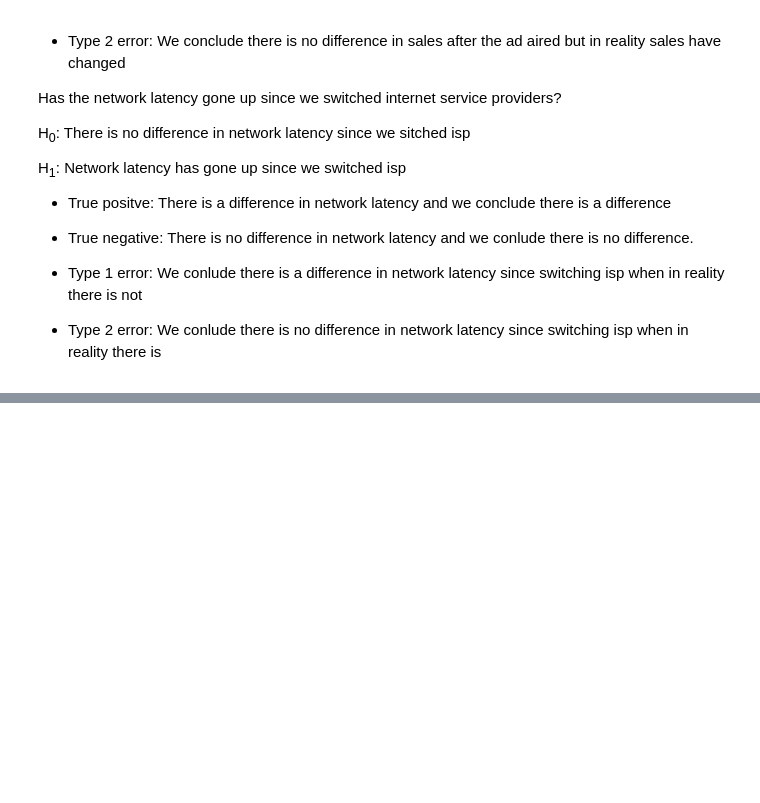
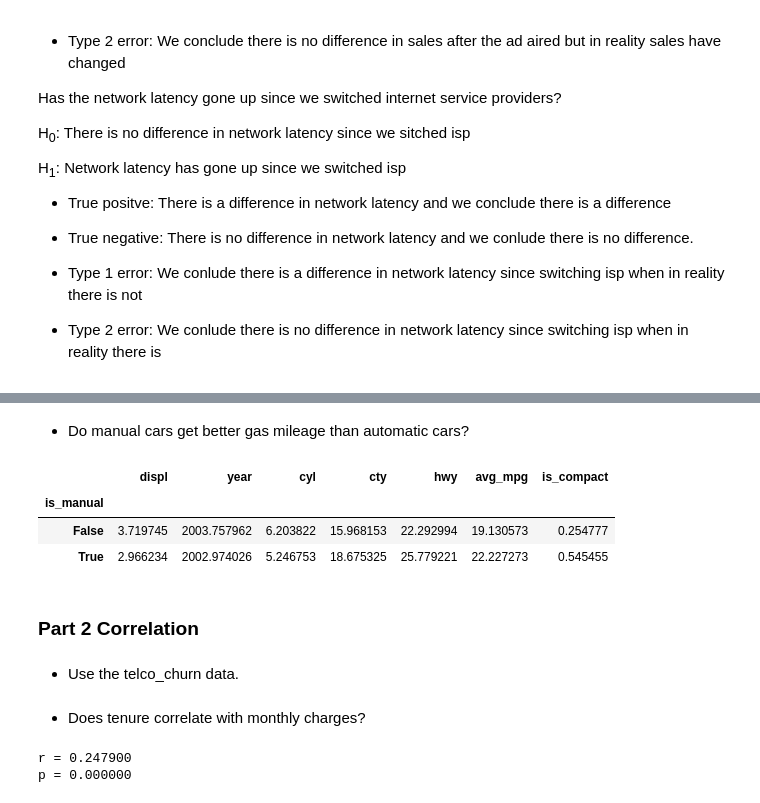
Before and after one commit to davidtenorio1/statistics-exercises, a Jupyter notebook: hypothesis_testing.ipynb, the cells around one changed output, grey strips where cells are left out. Drawn from its saved outputs; the diff is of its cells as text; code cells hidden in the pictures; blank space fills up the shorter version.

```diff
--- a/hypothesis_testing.ipynb
+++ b/hypothesis_testing.ipynb
@@ -55,0 +108,19 @@ H<sub>1</sub>: Network latency has gone up since we switched isp
+# %% [markdown]
+- Do manual cars get better gas mileage than automatic cars?
+# %%
+mpg['avg_mpg'] = (mpg.cty + mpg.hwy) / 2
+mpg['is_manual'] = mpg['trans'].str.contains("manual")
+manual = mpg[mpg.is_manual == True].avg_mpg
+auto = mpg[mpg.is_manual == False].avg_mpg
+stats.ttest_ind(manual, auto)
+mpg.groupby(['is_manual']).mean().sort_values('avg_mpg')
+# Yes, manual cars have better overall gas mileage than city cars
+# %% [output]
+|  | displ | year | cyl | cty | hwy | avg_mpg | is_compact |
+| is_manual |  |  |  |  |  |  |  |
+| False | 3.719745 | 2003.757962 | 6.203822 | 15.968153 | 22.292994 | 19.130573 | 0.254777 |
+| True | 2.966234 | 2002.974026 | 5.246753 | 18.675325 | 25.779221 | 22.227273 | 0.545455 |
+# %% [markdown]
+### Part 2 Correlation
+# %% [markdown]
+- Use the telco_churn data.
@@ -55,0 +134,10 @@ H<sub>1</sub>: Network latency has gone up since we switched isp
+# %% [markdown]
+- Does tenure correlate with monthly charges?
+# %%
+r,p = stats.pearsonr(df.tenure, df.monthly_charges)
+print(f'r = {r:f}')
+print(f'p = {p:f}')
+# Yes, tenure does correlate well with monthly charges.
+# %% [output]
+r = 0.247900
+p = 0.000000
```
Also changed, not shown: parts of 27 cells of this notebook.
